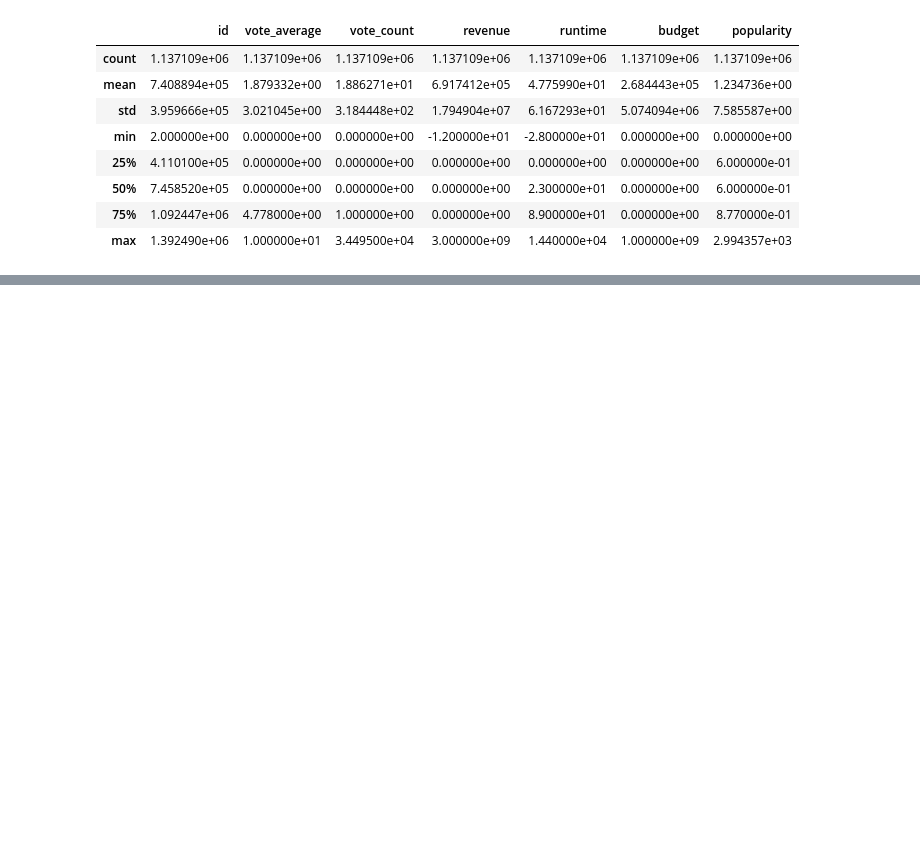
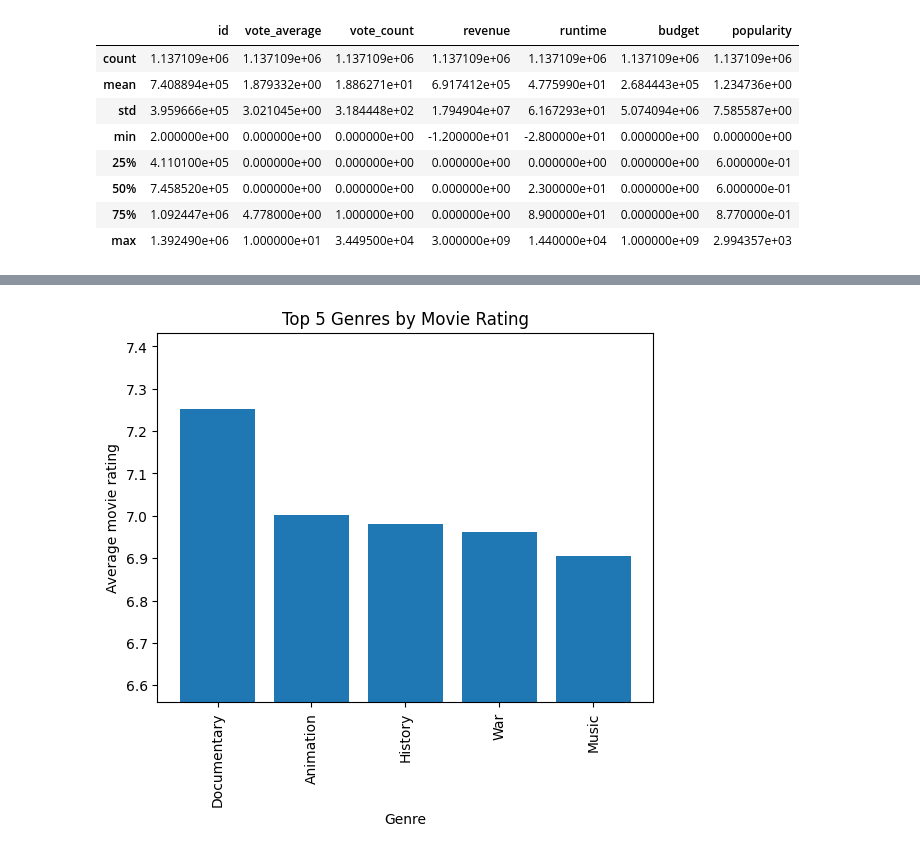
Before and after one commit to Ryhhill1998/movies_analysis, a Jupyter notebook: movies.ipynb, the cells around one changed output, grey strips where cells are left out. Drawn from its saved outputs; the diff is of its cells as text; code cells hidden in the pictures; blank space fills up the shorter version.

Commit message:
added functions to calculate top 5 genres by any mean column values and subsequently plot these

```diff
--- a/movies.ipynb
+++ b/movies.ipynb
@@ -124,0 +57,28 @@ KeyError: 'genre'
+# %%
+def get_top_genres_by_column(movies: pd.DataFrame, column: str, count: int = 5):
+    movies_grouped_by_genre = movies.groupby("genre")
+    average_column_value = movies_grouped_by_genre[[column]].mean()
+    top_genres = average_column_value.nlargest(count, columns=[column])
+    return top_genres
+# %%
+def plot_bar_chart(x, height, title: str, xlabel: str, ylabel: str):
+    fig, ax = plt.subplots()
+
+    ax.bar(x=x, height=height)
+    ax.set_title(title)
+    ax.set_xlabel(xlabel)
+    ax.set_ylabel(ylabel)
+    ax.set_ylim(bottom=height.min() * 0.95, top=height.max() * 1.025)
+
+    plt.xticks(rotation=90)
+    plt.show()
+# %%
+# Genres are comma-separated strings - splitting so that each movie appears once for each of its genres
+movies_by_genre = movies.copy()
+movies_by_genre["genres"] = movies_by_genre["genres"].str.split(", ")
+movies_by_genre = movies_by_genre.explode("genres").rename(columns={"genres": "genre"}).reset_index(drop=True)
+movies_by_genre = movies_by_genre.drop_duplicates(subset=["id", "genre"])
+# %%
+movies_with_min_votes = movies_by_genre[movies_by_genre["vote_count"] >= 100]
+top_genres_by_vote_average = get_top_genres_by_column(movies=movies_with_min_votes, column="vote_average", count=5)
+top_genres_by_vote_average
@@ -124,0 +93,10 @@ KeyError: 'genre'
+# %%
+plot_bar_chart(
+    x=top_genres_by_vote_average.index,
+    height=top_genres_by_vote_average["vote_average"],
+    title="Top 5 Genres by Movie Rating",
+    xlabel="Genre",
+    ylabel="Average movie rating"
+)
+# %% [output]
+[figure, added]
```
Also changed, not shown: parts of 11 cells of this notebook.
